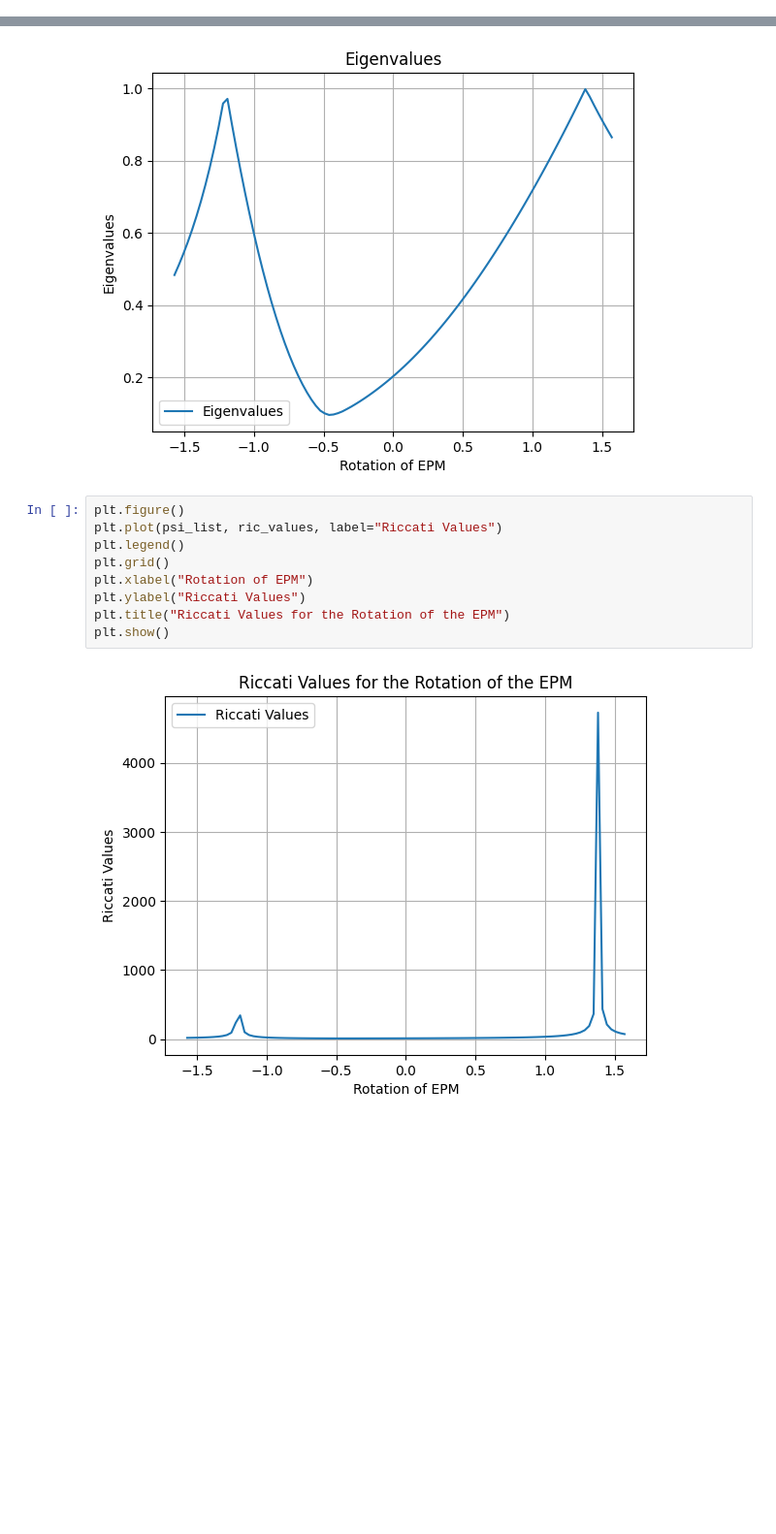
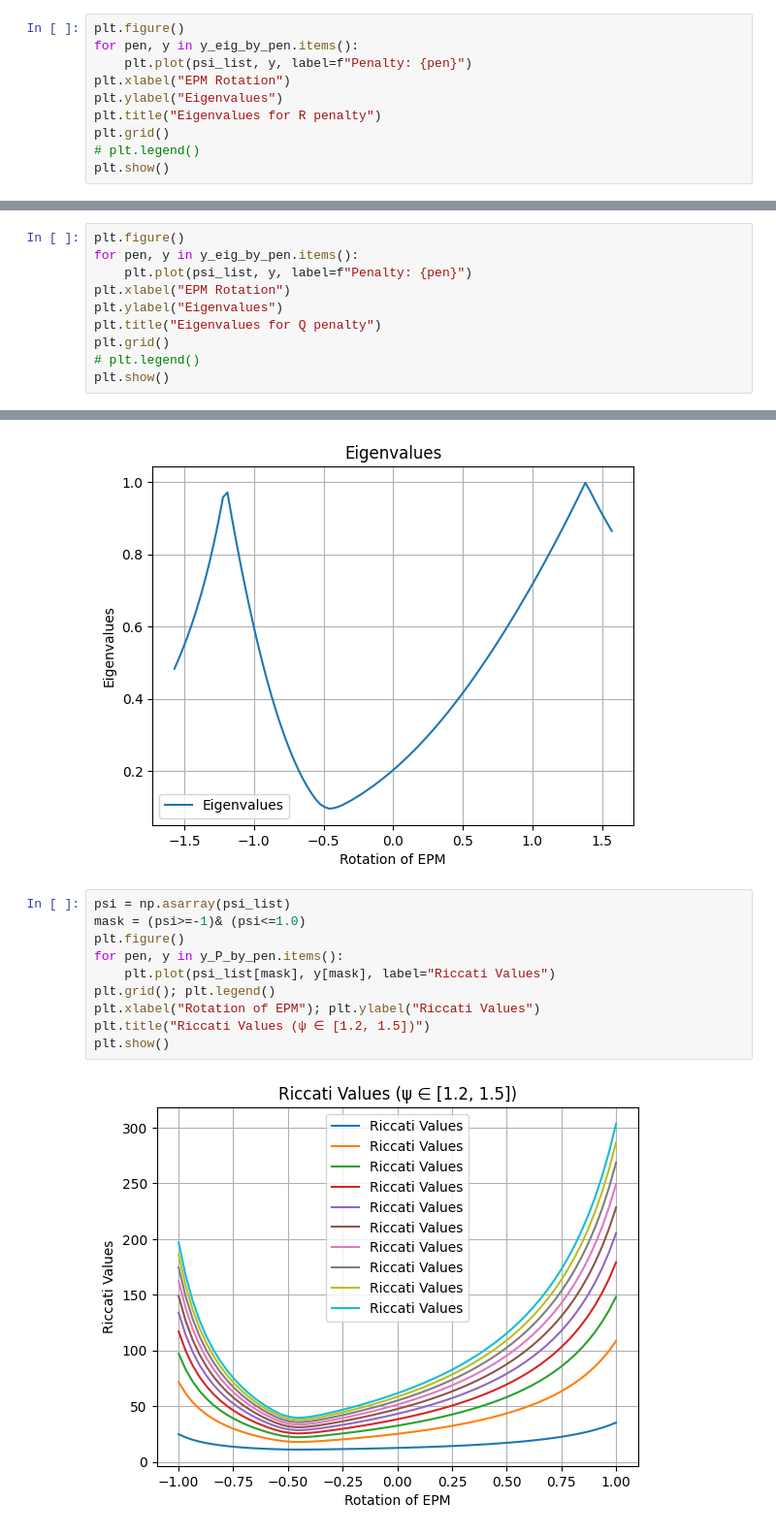
Before and after one commit to jhiltonjones/road_to_paper, a Jupyter notebook: mpc_controller.ipynb, the cells around one changed output, grey strips where cells are left out. Shown at 97% size. Saved outputs shown, nothing was run; the diff lists cells and outputs as text; blank space fills up the shorter version.

```diff
--- a/mpc_controller.ipynb
+++ b/mpc_controller.ipynb
@@ -1848,0 +1858,10 @@ for psi in psi_list:
+# %%
+plt.figure()
+for pen, y in y_eig_by_pen.items():
+    plt.plot(psi_list, y, label=f"Penalty: {pen}")
+plt.xlabel("EPM Rotation")
+plt.ylabel("Eigenvalues")
+plt.title("Eigenvalues for R penalty")
+plt.grid()
+# plt.legend()
+plt.show()
@@ -1848,0 +1870,10 @@ for psi in psi_list:
+# %%
+plt.figure()
+for pen, y in y_eig_by_pen.items():
+    plt.plot(psi_list, y, label=f"Penalty: {pen}")
+plt.xlabel("EPM Rotation")
+plt.ylabel("Eigenvalues")
+plt.title("Eigenvalues for Q penalty")
+plt.grid()
+# plt.legend()
+plt.show()
@@ -1880,13 +1913,14 @@ plt.show()
 # %% [output]
 [figure]
 # %%
+psi = np.asarray(psi_list)
+mask = (psi>=-1)& (psi<=1.0)
 plt.figure()
-plt.plot(psi_list, ric_values, label="Riccati Values")
-plt.legend()
-plt.grid()
-plt.xlabel("Rotation of EPM")
-plt.ylabel("Riccati Values")
-plt.title("Riccati Values for the Rotation of the EPM")
+for pen, y in y_P_by_pen.items():
+    plt.plot(psi_list[mask], y[mask], label="Riccati Values")
+plt.grid(); plt.legend()
+plt.xlabel("Rotation of EPM"); plt.ylabel("Riccati Values")
+plt.title("Riccati Values (ψ ∈ [1.2, 1.5])")
 plt.show()
 # %% [output]
-[figure, old version]
+[figure, new version]
```
Also changed, not shown: parts of 10 cells of this notebook.
